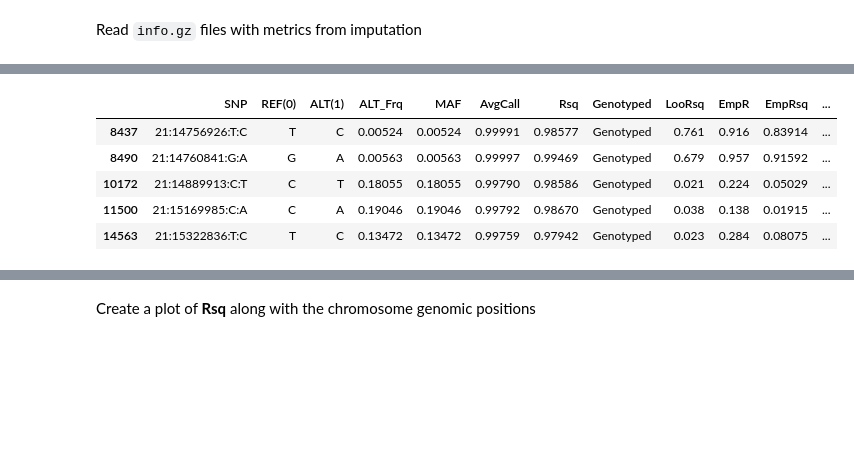
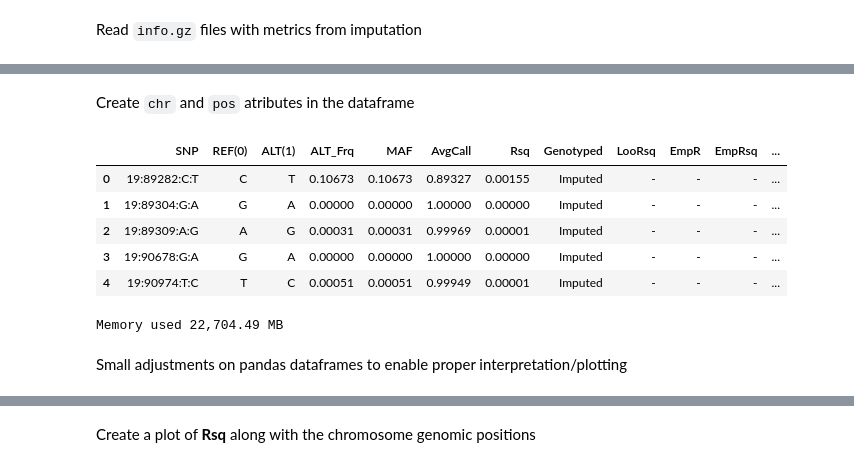
Before and after one commit to rodrigoguarischi/sea, a Jupyter notebook: imputed_data_qc.ipynb, the cells around one changed output, grey strips where cells are left out. Cells and saved outputs as stored; diff of their text form; code cells hidden in the pictures; blank space fills up the shorter version.

Commit message:
Script used to QC imputation data

```diff
--- a/imputed_data_qc.ipynb
+++ b/imputed_data_qc.ipynb
@@ -27,17 +245,24 @@ chr21[0:5]
+# %% [markdown]
+Create <code>chr</code> and <code>pos</code> atributes in the dataframe
 # %%
-chr21_genotyped = chr21[ chr21.Genotyped == "Genotyped" ]
+imputation_info_coords = imputation_info.SNP.str.split(":", expand = True)[[0,1]]
+imputation_info_coords.columns = ["chr", "pos"]
 
-chr21_genotyped_coords = chr21_genotyped.SNP.str.split(":", n=3, expand = True)
-chr21_genotyped_coords.columns = ["chr", "pos", "ref", "alt"]
-
-chr21_genotyped = chr21_genotyped.join( chr21_genotyped_coords[ ["chr", "pos"] ] )
+imputation_info = imputation_info.join( imputation_info_coords )
 
 # Print the first 5 lines
-chr21_genotyped[0:5]
+imputation_info.head()
 # %% [output]
 |  | SNP | REF(0) | ALT(1) | ALT_Frq | MAF | AvgCall | Rsq | Genotyped | LooRsq | EmpR | EmpRsq | ... |
-| 8437 | 21:14756926:T:C | T | C | 0.00524 | 0.00524 | 0.99991 | 0.98577 | Genotyped | 0.761 | 0.916 | 0.83914 | ... |
-| 8490 | 21:14760841:G:A | G | A | 0.00563 | 0.00563 | 0.99997 | 0.99469 | Genotyped | 0.679 | 0.957 | 0.91592 | ... |
-| 10172 | 21:14889913:C:T | C | T | 0.18055 | 0.18055 | 0.99790 | 0.98586 | Genotyped | 0.021 | 0.224 | 0.05029 | ... |
-| 11500 | 21:15169985:C:A | C | A | 0.19046 | 0.19046 | 0.99792 | 0.98670 | Genotyped | 0.038 | 0.138 | 0.01915 | ... |
-| 14563 | 21:15322836:T:C | T | C | 0.13472 | 0.13472 | 0.99759 | 0.97942 | Genotyped | 0.023 | 0.284 | 0.08075 | ... |
+| 0 | 19:89282:C:T | C | T | 0.10673 | 0.10673 | 0.89327 | 0.00155 | Imputed | - | - | - | ... |
+| 1 | 19:89304:G:A | G | A | 0.00000 | 0.00000 | 1.00000 | 0.00000 | Imputed | - | - | - | ... |
+| 2 | 19:89309:A:G | A | G | 0.00031 | 0.00031 | 0.99969 | 0.00001 | Imputed | - | - | - | ... |
+| 3 | 19:90678:G:A | G | A | 0.00000 | 0.00000 | 1.00000 | 0.00000 | Imputed | - | - | - | ... |
+| 4 | 19:90974:T:C | T | C | 0.00051 | 0.00051 | 0.99949 | 0.00001 | Imputed | - | - | - | ... |
+# %%
+memory_used = psutil.Process(os.getpid()).memory_info().rss / 1024 ** 2;
+print( "Memory used {0:,.2f} MB".format(memory_used) )
+# %% [output]
+Memory used 22,704.49 MB
+# %% [markdown]
+Small adjustments on pandas dataframes to enable proper interpretation/plotting
```
Also changed, not shown: parts of 32 cells of this notebook.
